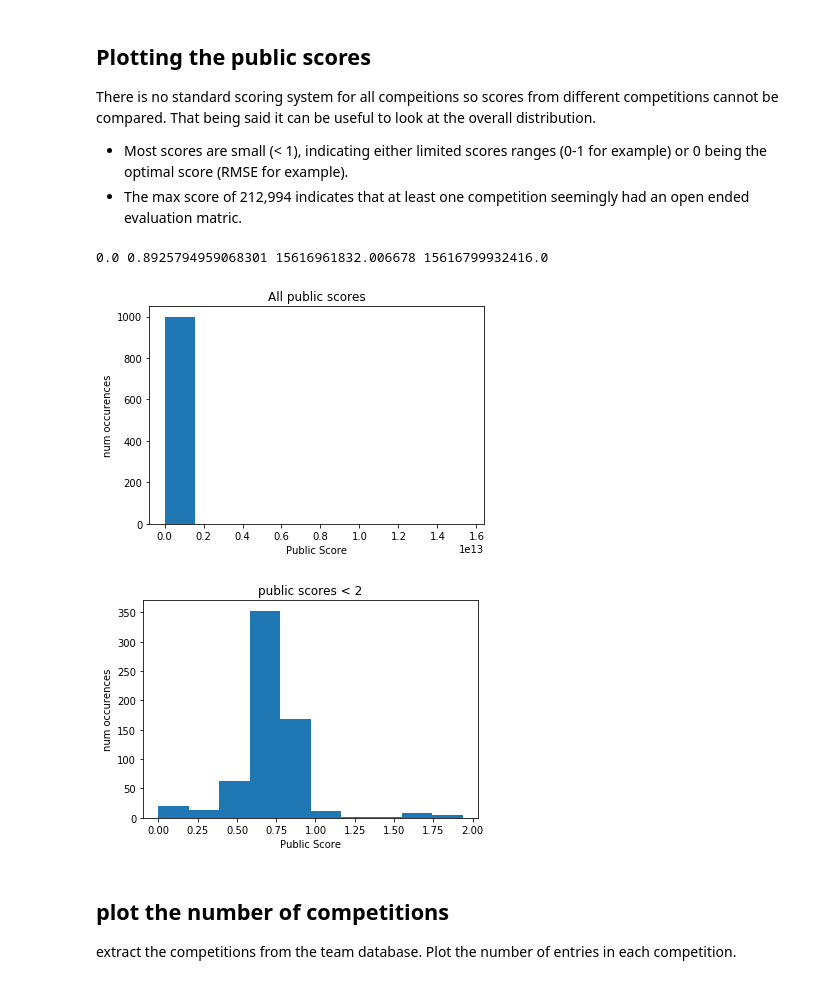
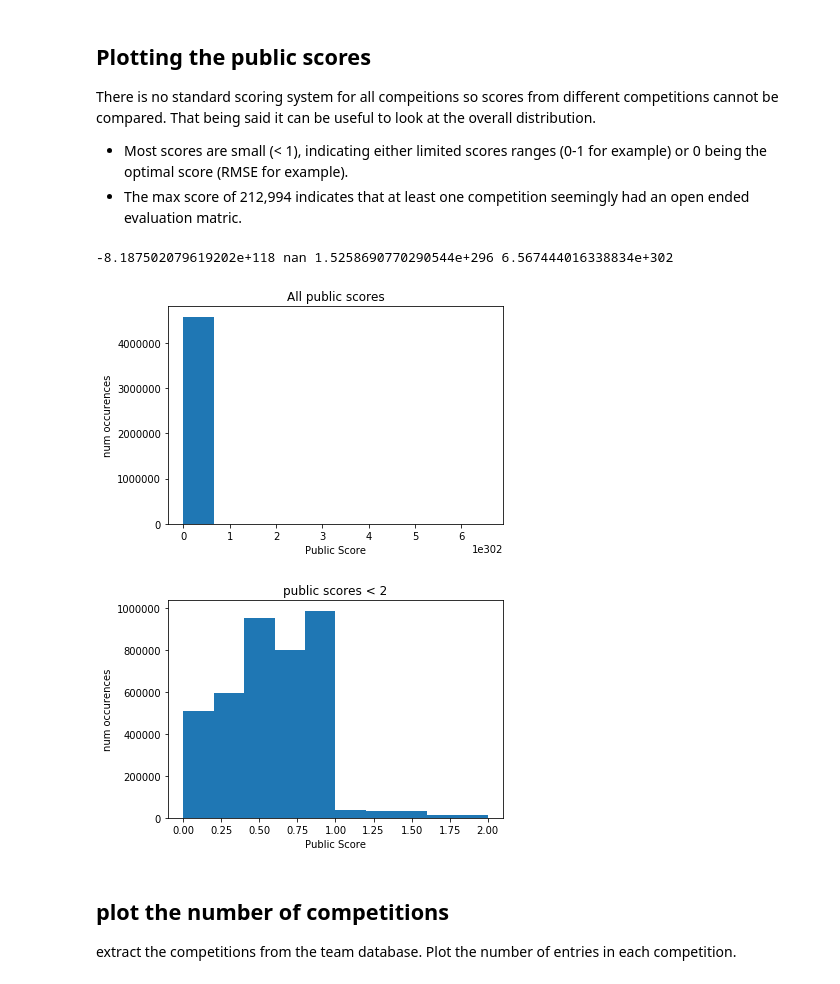
Before and after one commit to laseaman/introduction_to_meta_kaggle, a Jupyter notebook: explore_metakaggle_data.ipynb, the cells around one changed output. Drawn from its saved outputs; the diff is of its cells as text; code cells hidden in the pictures.

```diff
--- a/explore_metakaggle_data.ipynb
+++ b/explore_metakaggle_data.ipynb
@@ -67,19 +68,20 @@ There is no standard scoring system for all compeitions so scores from different
  - Most scores are small (< 1), indicating either limited scores ranges (0-1 for example) or 0 being the optimal score (RMSE for example).
  - The max score of 212,994 indicates that at least one competition seemingly had an open ended evaluation matric.
 # %%
-public_score = submissions.PublicScoreFullPrecision[0:1000]
-private_score = submissions.PrivateScoreFullPrecision[0:1000]
+public_score = submissions.PublicScoreFullPrecision
+private_score = submissions.PrivateScoreFullPrecision
 # %%
 utils.plot_histogram(public_score, title='All public scores', xlabel='Public Score', ylabel='num occurences')
 print(min(public_score), np.median(public_score), np.mean(public_score), max(public_score))
 # %% [output]
-0.0 0.8925794959068301 15616961832.006678 15616799932416.0
+-8.187502079619202e+118 nan 1.5258690770290544e+296 6.567444016338834e+302
-[figure, old version]
+[figure, new version]
 # %%
 public_score_subset = public_score[public_score < 2]
+public_score_subset = public_score_subset[public_score_subset > 0]
 utils.plot_histogram(public_score_subset, title='public scores < 2', xlabel='Public Score', ylabel='num occurences')
 # %% [output]
-[figure, old version]
+[figure, new version]
 # %% [markdown]
 ## plot the number of competitions
 extract the competitions from the team database. Plot the number of entries in each competition.
```
Also changed, not shown: parts of 10 cells of this notebook, 1 other file.
